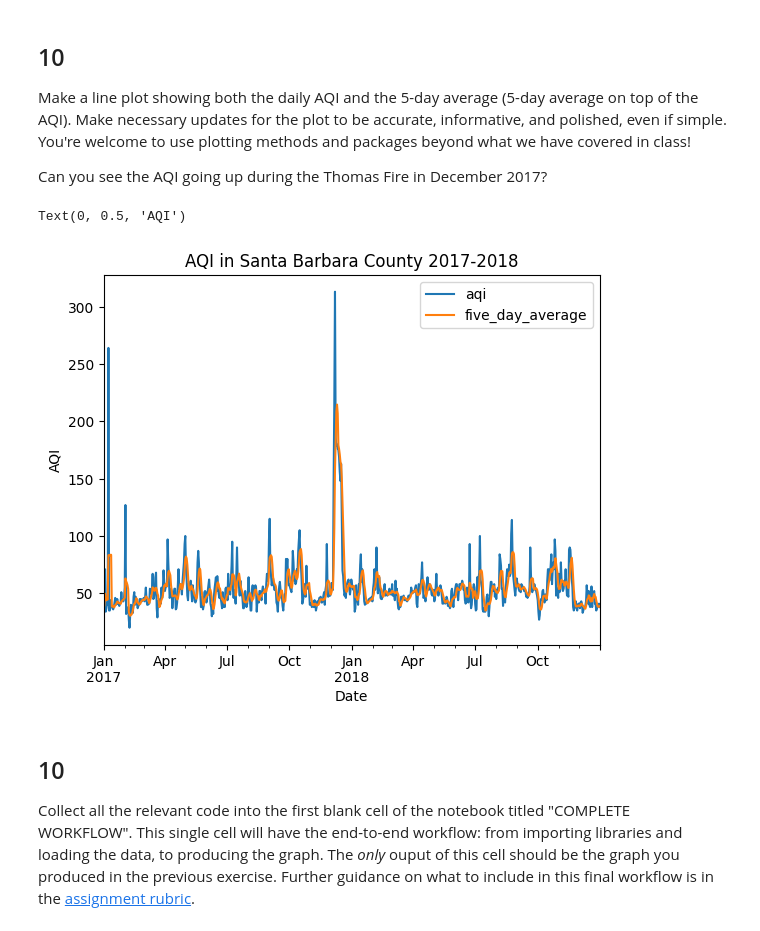
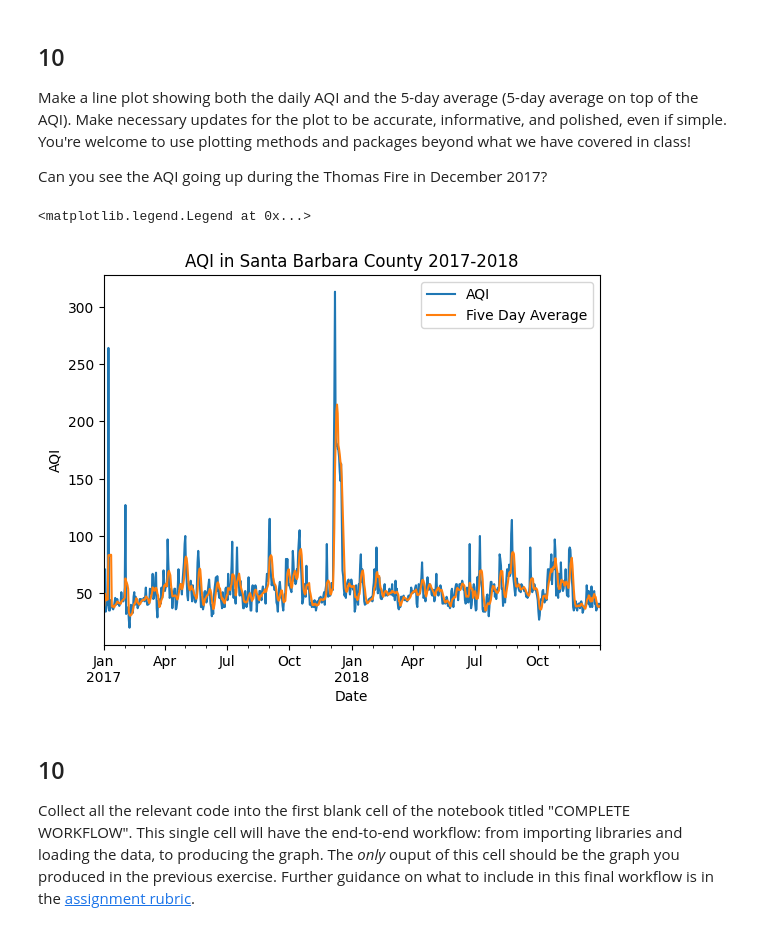
Before and after one commit to ceh58/eds220-hwk2, a Jupyter notebook: hwk2-task3-aqi.ipynb, the cells around one changed output. Saved outputs shown, nothing was run; the diff lists cells and outputs as text; code cells hidden in the pictures.

```diff
--- a/hwk2-task3-aqi.ipynb
+++ b/hwk2-task3-aqi.ipynb
@@ -242,7 +284,7 @@ In the following cell:
 aqi_sb.date = pd.to_datetime(aqi_sb.date)
 
 # 2. Update the index to be the date column
-aqi_sb.set_index('date', inplace=True)
+aqi_sb = aqi_sb.set_index('date')
 aqi_sb
 # %% [output]
 |  | aqi | category | defining_parameter | defining_site | number_of_sites_reporting |
@@ -305,13 +347,14 @@ Make a line plot showing both the daily AQI and the 5-day average (5-day average
 Can you see the AQI going up during the Thomas Fire in December 2017?
 # %%
 # Plot AQI and AQI rolling mean
-aqi_sb.drop(columns = 'number_of_sites_reporting').plot.line()
+aqi_sb.drop(columns = 'number_of_sites_reporting').plot.line(y = ['aqi', 'five_day_average'])
 plt.title("AQI in Santa Barbara County 2017-2018")
 plt.xlabel("Date")
 plt.ylabel("AQI")
+plt.legend(['AQI', 'Five Day Average'])
 # %% [output]
-Text(0, 0.5, 'AQI')
+<matplotlib.legend.Legend at 0x...>
-[figure, old version]
+[figure, new version]
 # %% [markdown]
 ## 10
 
```
Also changed, not shown: parts of 2 cells of this notebook.
